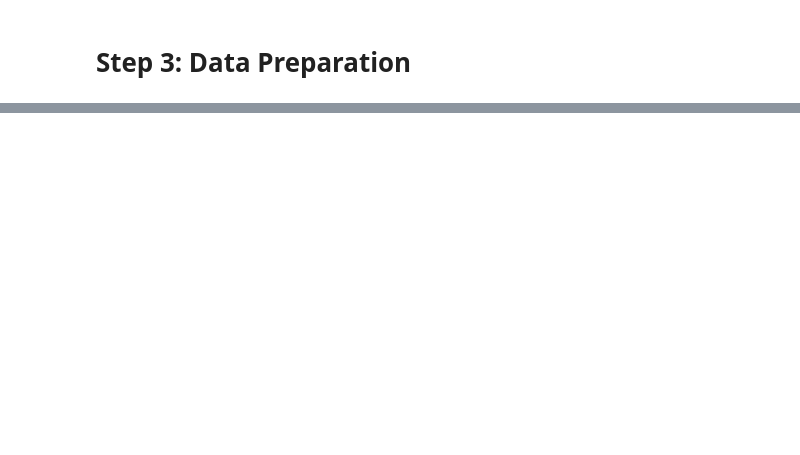
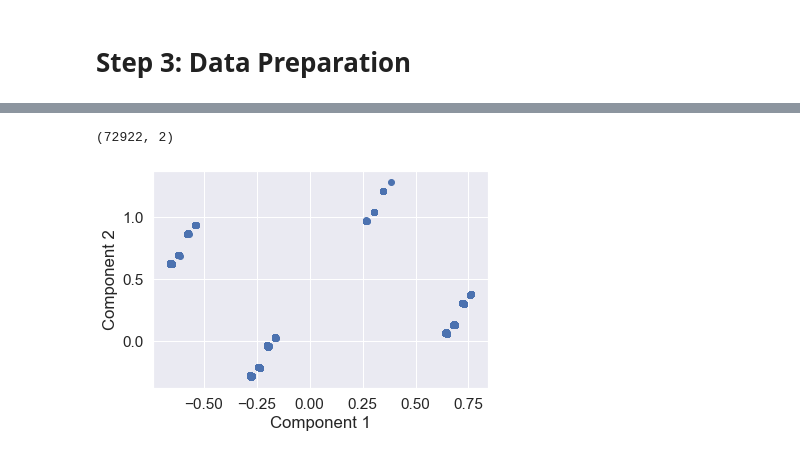
Before and after one commit to lennartda/business_cases_C1, a Jupyter notebook: bcds_case1.ipynb, the cells around one changed output, grey strips where cells are left out. Saved outputs shown, nothing was run; the diff lists cells and outputs as text; code cells hidden in the pictures; blank space fills up the shorter version.

```diff
--- a/bcds_case1.ipynb
+++ b/bcds_case1.ipynb
@@ -257,0 +290,10 @@ Name: AverageLeadTime, dtype: float64
+# %%
+#Filling NaNs in Age
+X_new[X_new.Age >100 ]
+#Drop Nans, negatives and values above 100 and then try to recluster them
+dropped_age = X_new[(X_new.Age >100)|(X_new.Age <0)|(X_new.Age != X_new.Age)]
+X_new = X_new[~((X_new.Age >100)|(X_new.Age <0)|(X_new.Age != X_new.Age))]
+# %%
+#Feature Engineering
+#Already created the price per room + other revenue per person per night
+X_new["PersonPerRoom"] = X_new.PersonsNights / X_new.RoomNights
@@ -257,0 +310,16 @@ Name: AverageLeadTime, dtype: float64
+# %%
+# Let'start to visualize with only two components
+SR = X_new.columns.values[14:-3]
+pca2 = PCA(n_components = 2)
+pca2.fit(X_new[SR])
+X_pca2 = pca2.transform(X_new[SR]) # Apply the dimension reduction to the dataset
+print(X_pca2.shape)
+
+# Plot a scatter plot of the two Principal Components by the "target" to see if there is any pattern
+plt.scatter(X_pca2[:, 0], X_pca2[:, 1])
+plt.xlabel('Component 1')
+plt.ylabel('Component 2')
+plt.show()
+# %% [output]
+(72922, 2)
+[figure, added]
```
Also changed, not shown: parts of 9 cells of this notebook.
